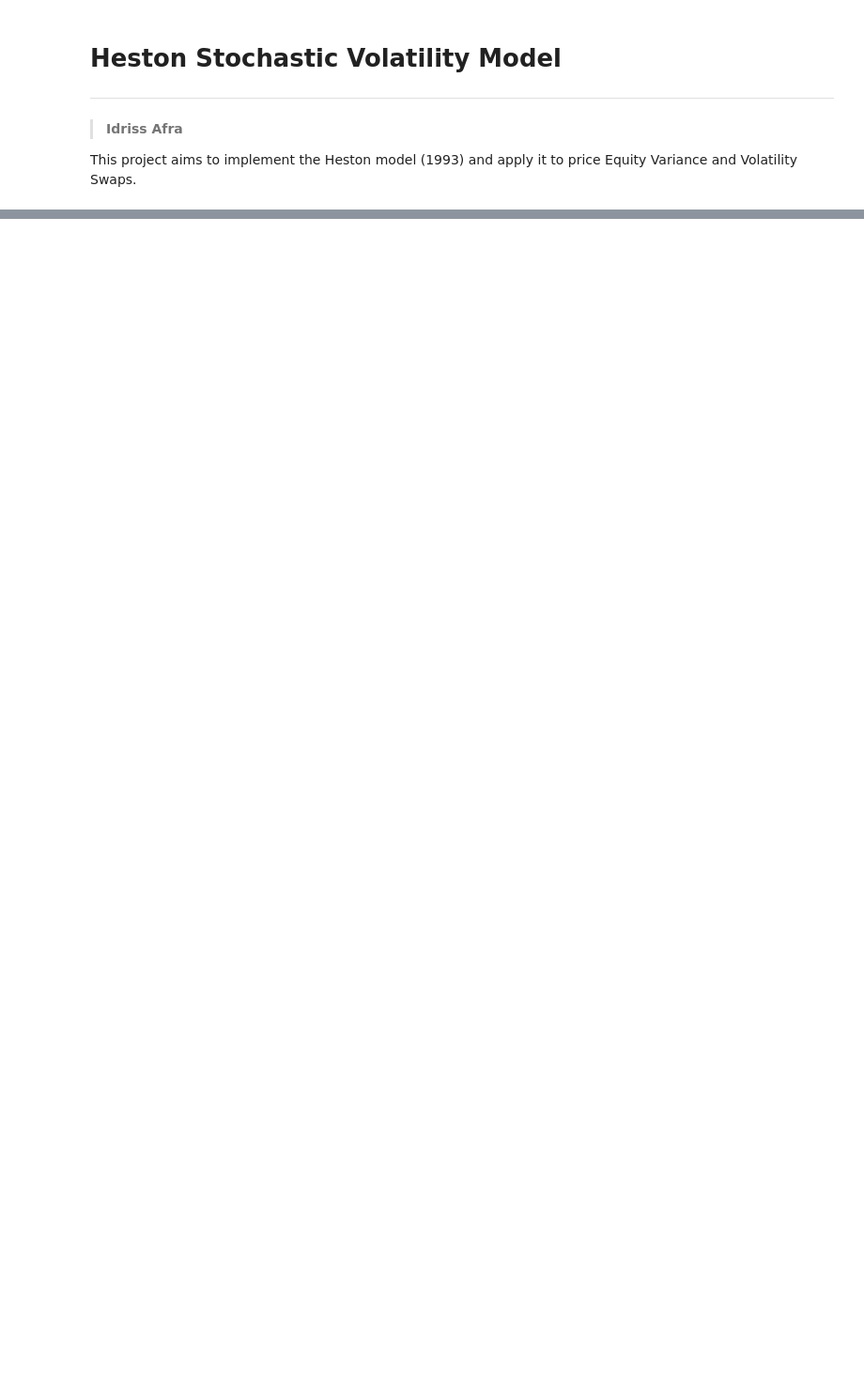
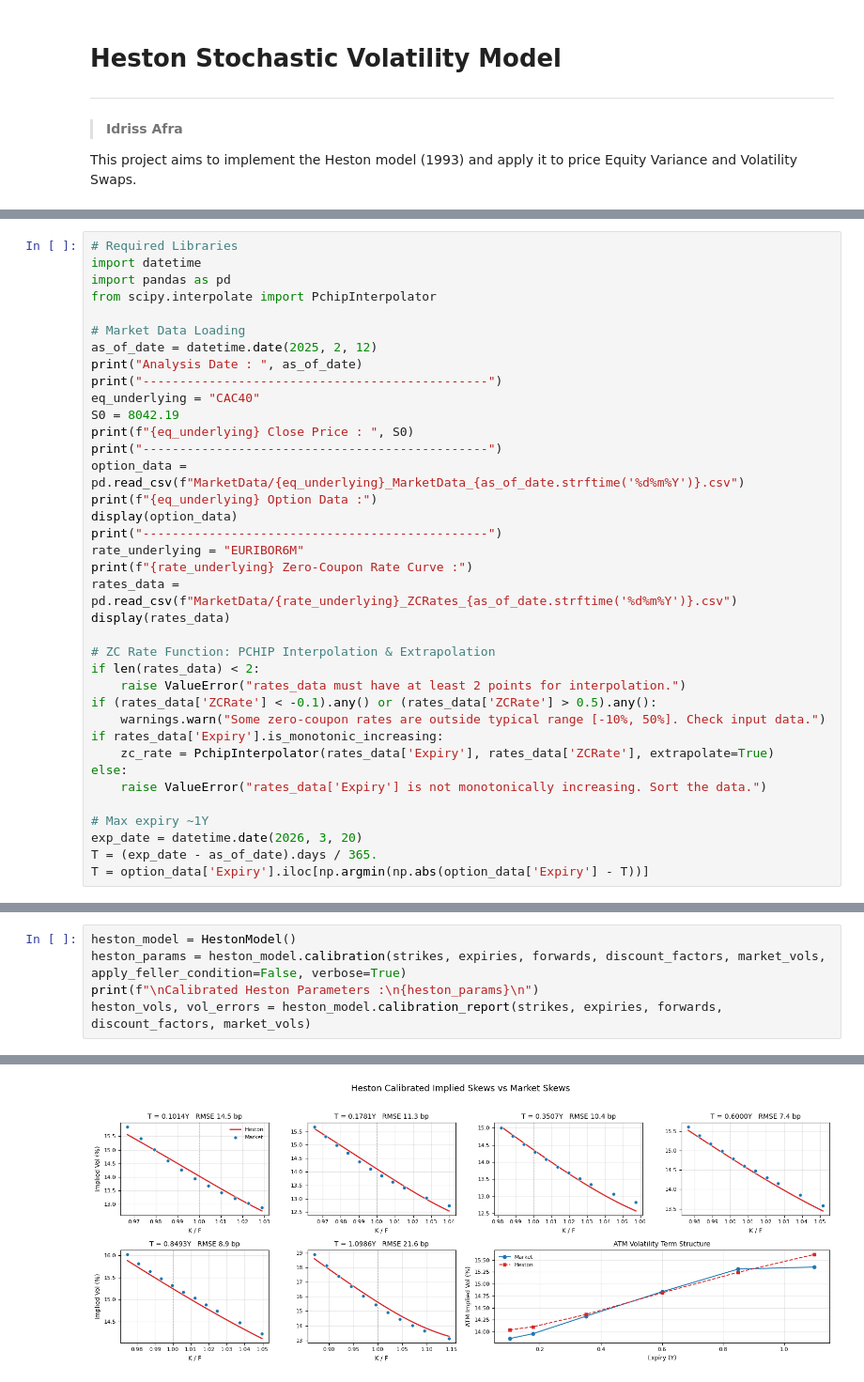
Before and after one commit to Idriss-Afra/Heston-Stochastic-Volatility-Model, a Jupyter notebook: Heston Stochastic Volatility Model.ipynb, the cells around one changed output, grey strips where cells are left out. Shown at 94% size. Drawn from its saved outputs; the diff is of its cells as text; blank space fills up the shorter version.

Commit message:
Extended the calibration basket and reworked the solver

```diff
--- a/Heston Stochastic Volatility Model.ipynb
+++ b/Heston Stochastic Volatility Model.ipynb
@@ -1040,0 +724,37 @@ The Square-Root of the Fair Variance Strike (Heston) up to 2025-12-19 is : 16.50
+# %%
+# Required Libraries
+import datetime
+import pandas as pd
+from scipy.interpolate import PchipInterpolator
+
+# Market Data Loading
+as_of_date = datetime.date(2025, 2, 12)
+print("Analysis Date : ", as_of_date)
+print("-----------------------------------------------")
+eq_underlying = "CAC40"
+S0 = 8042.19
+print(f"{eq_underlying} Close Price : ", S0)
+print("-----------------------------------------------")
+option_data = pd.read_csv(f"MarketData/{eq_underlying}_MarketData_{as_of_date.strftime('%d%m%Y')}.csv")
+print(f"{eq_underlying} Option Data :")
+display(option_data)
+print("-----------------------------------------------")
+rate_underlying = "EURIBOR6M"
+print(f"{rate_underlying} Zero-Coupon Rate Curve :")
+rates_data = pd.read_csv(f"MarketData/{rate_underlying}_ZCRates_{as_of_date.strftime('%d%m%Y')}.csv")
+display(rates_data)
+
+# ZC Rate Function: PCHIP Interpolation & Extrapolation
+if len(rates_data) < 2:
+    raise ValueError("rates_data must have at least 2 points for interpolation.")
+if (rates_data['ZCRate'] < -0.1).any() or (rates_data['ZCRate'] > 0.5).any():
+    warnings.warn("Some zero-coupon rates are outside typical range [-10%, 50%]. Check input data.")
+if rates_data['Expiry'].is_monotonic_increasing:
+    zc_rate = PchipInterpolator(rates_data['Expiry'], rates_data['ZCRate'], extrapolate=True)
+else:
+    raise ValueError("rates_data['Expiry'] is not monotonically increasing. Sort the data.")
+
+# Max expiry ~1Y
+exp_date = datetime.date(2026, 3, 20)
+T = (exp_date - as_of_date).days / 365.
+T = option_data['Expiry'].iloc[np.argmin(np.abs(option_data['Expiry'] - T))]
@@ -1040,0 +863,6 @@ The Square-Root of the Fair Variance Strike (Heston) up to 2025-12-19 is : 16.50
+# %%
+heston_model = HestonModel()
+heston_params = heston_model.calibration(strikes, expiries, forwards, discount_factors, market_vols, apply_feller_condition=False, verbose=True)
+print(f"\nCalibrated Heston Parameters :\n{heston_params}\n")
+heston_vols, vol_errors = heston_model.calibration_report(strikes, expiries, forwards, discount_factors, market_vols)
+# %% [output]
@@ -1040,0 +886 @@ The Square-Root of the Fair Variance Strike (Heston) up to 2025-12-19 is : 16.50
+[figure, added]
```
Also changed, not shown: parts of 36 cells of this notebook, 2 other files.
